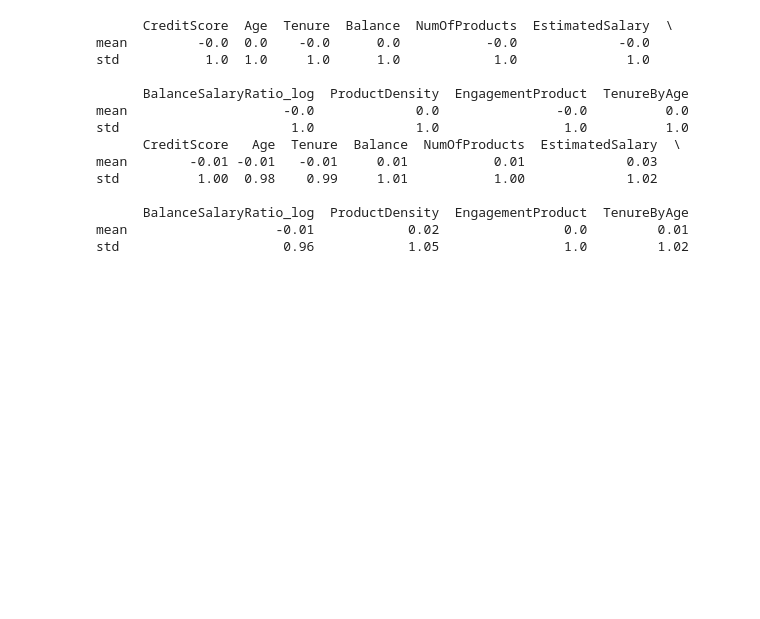
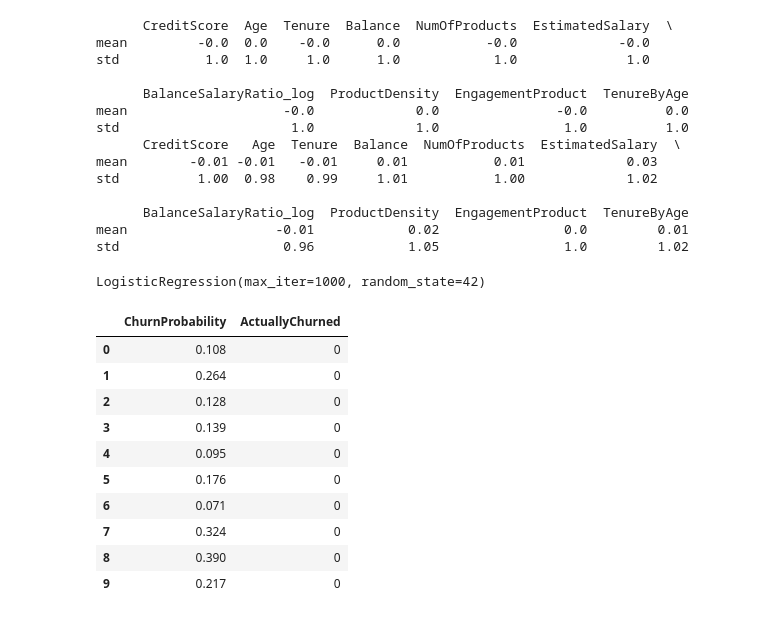
Before and after one commit to Kalpesh2409/bank-churn-risk-scoring, a Jupyter notebook: notebooks/03_baseline_model.ipynb, the cells around one changed output. Cells and saved outputs as stored; diff of their text form; code cells hidden in the pictures; blank space fills up the shorter version.

Commit message:
Train Logistic Regression baseline and evaluate on test set

```diff
--- a/notebooks/03_baseline_model.ipynb
+++ b/notebooks/03_baseline_model.ipynb
@@ -64,3 +64,30 @@ std          1.00  0.98    0.99     1.01           1.00             1.02
       BalanceSalaryRatio_log  ProductDensity  EngagementProduct  TenureByAge
 mean                   -0.01            0.02                0.0         0.01
 std                     0.96            1.05                1.0         1.02
+# %%
+from sklearn.linear_model import LogisticRegression
+
+model = LogisticRegression(random_state=42, max_iter=1000)
+model.fit(X_train_scaled, y_train)
+# %% [output]
+LogisticRegression(max_iter=1000, random_state=42)
+# %%
+probs = model.predict_proba(X_test_scaled)[:, 1]
+
+results = pd.DataFrame({
+    "ChurnProbability": probs.round(3),
+    "ActuallyChurned": y_test.values
+})
+results.head(10)
+# %% [output]
+|  | ChurnProbability | ActuallyChurned |
+| 0 | 0.108 | 0 |
+| 1 | 0.264 | 0 |
+| 2 | 0.128 | 0 |
+| 3 | 0.139 | 0 |
+| 4 | 0.095 | 0 |
+| 5 | 0.176 | 0 |
+| 6 | 0.071 | 0 |
+| 7 | 0.324 | 0 |
+| 8 | 0.390 | 0 |
+| 9 | 0.217 | 0 |
```
Also changed, not shown: parts of 3 cells of this notebook.
